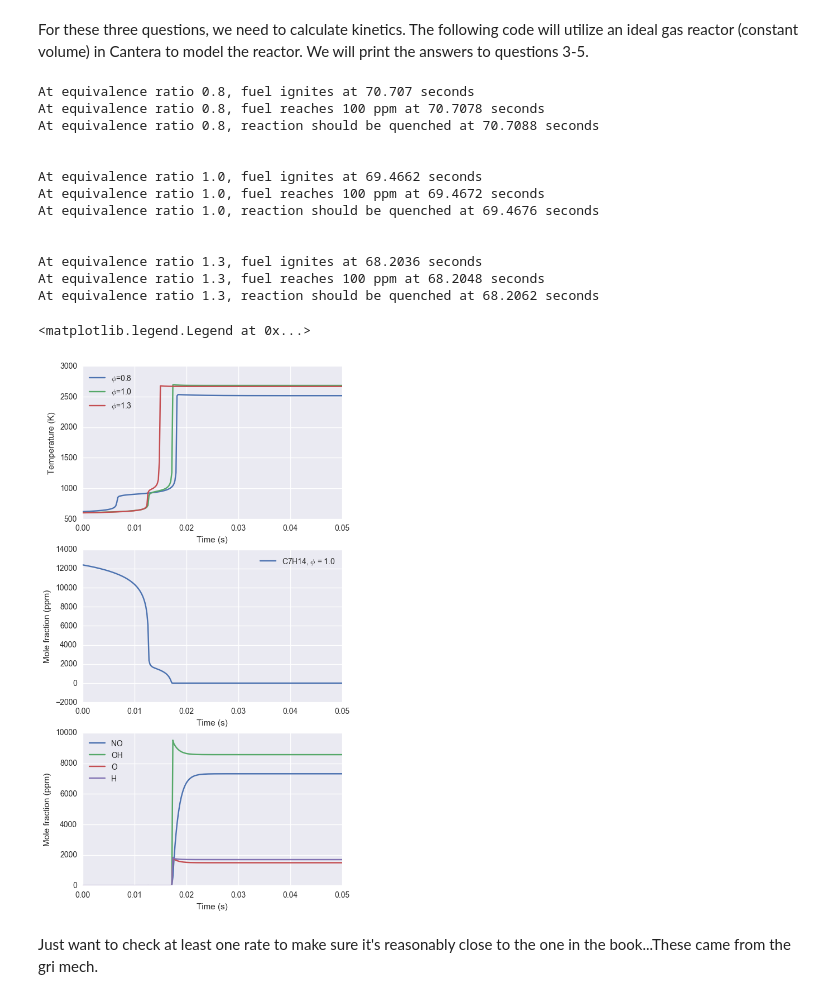
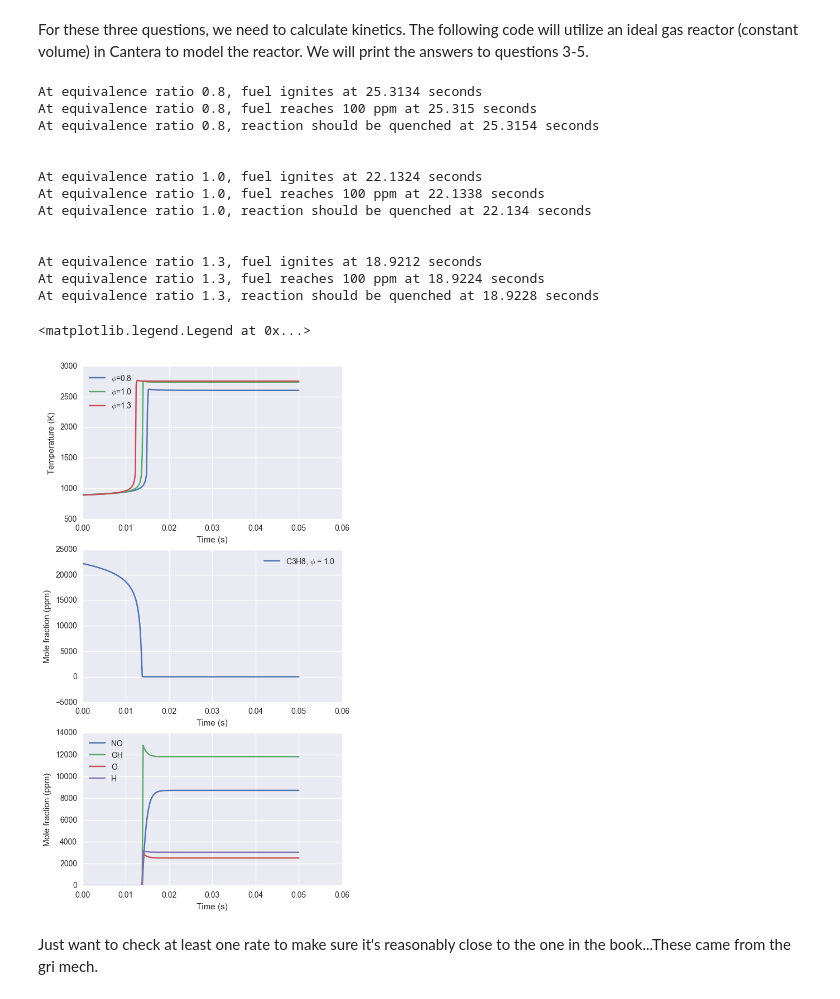
Before and after one commit to bslakman/cantera-jupyter, a Jupyter notebook: reactors/ME7300_HW6_soln.ipynb, the cells around one changed output. Drawn from its saved outputs; the diff is of its cells as text; code cells hidden in the pictures.

```diff
--- a/reactors/ME7300_HW6_soln.ipynb
+++ b/reactors/ME7300_HW6_soln.ipynb
@@ -42,8 +42,8 @@ print "Some of the species in the mechanism:"
 print " ".join(gas.species_names[:20])
 print "\n"
 
-print "Model includes reactions that break down the fuel ('nc7h16'):"
-for i in range(1052,1102,5):
+print "Model includes reactions that break down the fuel ('c3h8'):"
+for i in range(320,340):
     print gas.reaction(i)
 print "\n"
 
@@ -92,22 +92,22 @@ equivalence_ratios = np.array([0.5,0.8,1.0,1.3])
 T = np.zeros_like(equivalence_ratios)
 
 # phi=0.5
-gas.TPX = 500, 1e5, 'nc7h16:1.0,o2:22.0,n2:83.16'
+gas.TPX = 750, 1e5, 'c3h8:1.0,o2:10.0,n2:37.8'
 gas.equilibrate('UV')
 T[0] = gas.T
 
 # phi=0.8
-gas.TPX = 500, 1e5, 'nc7h16:1.0,o2:13.75,n2:59.4'
+gas.TPX = 750, 1e5, 'c3h8:1.0,o2:6.25,n2:23.63'
 gas.equilibrate('UV')
 T[1] = gas.T
 
 #phi=1.0
-gas.TPX = 500, 1e5, 'nc7h16:1.0,o2:11.0,n2:41.58'
+gas.TPX = 750, 1e5, 'c3h8:1.0,o2:5.0,n2:18.8'
 gas.equilibrate('UV')
 T[2] = gas.T
 
 #phi=1.3
-gas.TPX = 500, 1e5, 'nc7h16:1.0,o2:8.46,n2:31.98'
+gas.TPX = 750, 1e5, 'c3h8:1.0,o2:3.85,n2:14.54'
 gas.equilibrate('UV')
 T[3] = gas.T
 
@@ -133,10 +133,10 @@ equivalence_ratios = np.linspace(0.1, 2, 25)
 x_NO = np.zeros_like(equivalence_ratios)
 temperatures = np.zeros_like(equivalence_ratios)
 for i, phi in enumerate(equivalence_ratios):
-    mol_O2 = 11.0 / phi
+    mol_O2 = 5.0 / phi
     mol_N2 = 3.78 * mol_O2
-    X_string = "nc7h16:1.0,o2:" + str(round(mol_O2, 2)) + ",n2:" + str(round(mol_N2, 2))
-    gas.TPX = 500, 1e5, X_string
+    X_string = "c3h8:1.0,o2:" + str(round(mol_O2, 2)) + ",n2:" + str(round(mol_N2, 2))
+    gas.TPX = 750, 1e5, X_string
     gas.equilibrate('UV')
     temperatures[i] = gas.T
     x_NO[i] = gas['no'].X[0]
@@ -165,8 +165,8 @@ For these three questions, we need to calculate kinetics.
 The following code will utilize an ideal gas reactor (constant volume) in Cantera to model the reactor. We will print the answers to questions 3-5.
 # %%
 equivalence_ratios = np.array([0.8, 1.0, 1.3])
-ignitions = np.array([70.69, 69.45, 68.19])
-i_fuel = gas.species_names.index('nc7h16')
+ignitions = np.array([25.30, 22.12, 18.91])
+i_fuel = gas.species_names.index('c3h8')
 i_no = gas.species_names.index('no')
 i_oh = gas.species_names.index('oh')
 i_o = gas.species_names.index('o')
@@ -180,10 +180,10 @@ plt_radicals = plt.subplot(3,1,3)
 
 for phi, t in zip(equivalence_ratios, ignitions):
 
-    mol_O2 = 11.0 / phi
+    mol_O2 = 5.0 / phi
     mol_N2 = 3.78 * mol_O2
-    X_string = "nc7h16:1.0,o2:" + str(round(mol_O2, 2)) + ",n2:" + str(round(mol_N2, 2))
-    gas.TPX = 500, 1e5, X_string
+    X_string = "c3h8:1.0,o2:" + str(round(mol_O2, 2)) + ",n2:" + str(round(mol_N2, 2))
+    gas.TPX = 750, 1e5, X_string
 
     reactor = ct.IdealGasReactor(gas)
     reactor_network = ct.ReactorNet([reactor])
@@ -215,44 +215,44 @@ for phi, t in zip(equivalence_ratios, ignitions):
             reached_100ppm = True
             print "At equivalence ratio {0}, fuel reaches 100 ppm at {1} seconds".format(str(phi), str(round(time,6)))
         if 1e6*mole_frac[n, i_no] >= 1000.0 and not reached_NO: # NO is >= 1000 ppm
             reached_NO = True
             print "At equivalence ratio {0}, reaction should be quenched at {1} seconds".format(str(phi), str(round(time,6)))
             print "\n"
 
     plt_temps.plot(times-t, temperatures, label = "$\phi$=" + str(phi)) # Renormalized to just before ignition
 
     # Print other plots just for stoichiometric combustion
     if phi == 1.0:
-        plt_input_spec.plot(times-t, 1E6*mole_frac[:, i_fuel], label = "C7H14, $\phi$ = 1.0")
+        plt_input_spec.plot(times-t, 1E6*mole_frac[:, i_fuel], label = "C3H8, $\phi$ = 1.0")
         plt_radicals.plot(times-t, 1E6*mole_frac[:,i_no], label = "NO")
         plt_radicals.plot(times-t, 1E6*mole_frac[:,i_oh], label = "OH")
         plt_radicals.plot(times-t, 1E6*mole_frac[:,i_o], label = "O")
         plt_radicals.plot(times-t, 1E6*mole_frac[:,i_h], label = "H")
 plt_temps.set_xlabel("Time (s)")
 plt_temps.set_ylabel("Temperature (K)")
 plt_temps.legend(loc='best')
 plt_input_spec.set_xlabel("Time (s)")
 plt_input_spec.set_ylabel("Mole fraction (ppm)")
 plt_input_spec.legend(loc='best')
 plt_radicals.set_xlabel("Time (s)")
 plt_radicals.set_ylabel("Mole fraction (ppm)")
 plt_radicals.legend(loc='best')
 # %% [output]
-At equivalence ratio 0.8, fuel ignites at 70.707 seconds
-At equivalence ratio 0.8, fuel reaches 100 ppm at 70.7078 seconds
-At equivalence ratio 0.8, reaction should be quenched at 70.7088 seconds
+At equivalence ratio 0.8, fuel ignites at 25.3134 seconds
+At equivalence ratio 0.8, fuel reaches 100 ppm at 25.315 seconds
+At equivalence ratio 0.8, reaction should be quenched at 25.3154 seconds
 
 
-At equivalence ratio 1.0, fuel ignites at 69.4662 seconds
-At equivalence ratio 1.0, fuel reaches 100 ppm at 69.4672 seconds
-At equivalence ratio 1.0, reaction should be quenched at 69.4676 seconds
+At equivalence ratio 1.0, fuel ignites at 22.1324 seconds
+At equivalence ratio 1.0, fuel reaches 100 ppm at 22.1338 seconds
+At equivalence ratio 1.0, reaction should be quenched at 22.134 seconds
 
 
-At equivalence ratio 1.3, fuel ignites at 68.2036 seconds
-At equivalence ratio 1.3, fuel reaches 100 ppm at 68.2048 seconds
-At equivalence ratio 1.3, reaction should be quenched at 68.2062 seconds
+At equivalence ratio 1.3, fuel ignites at 18.9212 seconds
+At equivalence ratio 1.3, fuel reaches 100 ppm at 18.9224 seconds
+At equivalence ratio 1.3, reaction should be quenched at 18.9228 seconds
 <matplotlib.legend.Legend at 0x...>
-[figure, old version]
+[figure, new version]
 # %% [markdown]
 Just want to check at least one rate to make sure it's reasonably close to the one in the book...These came from the gri mech.
 # %%
```
Also changed, not shown: parts of 5 cells of this notebook, 2 other files.
